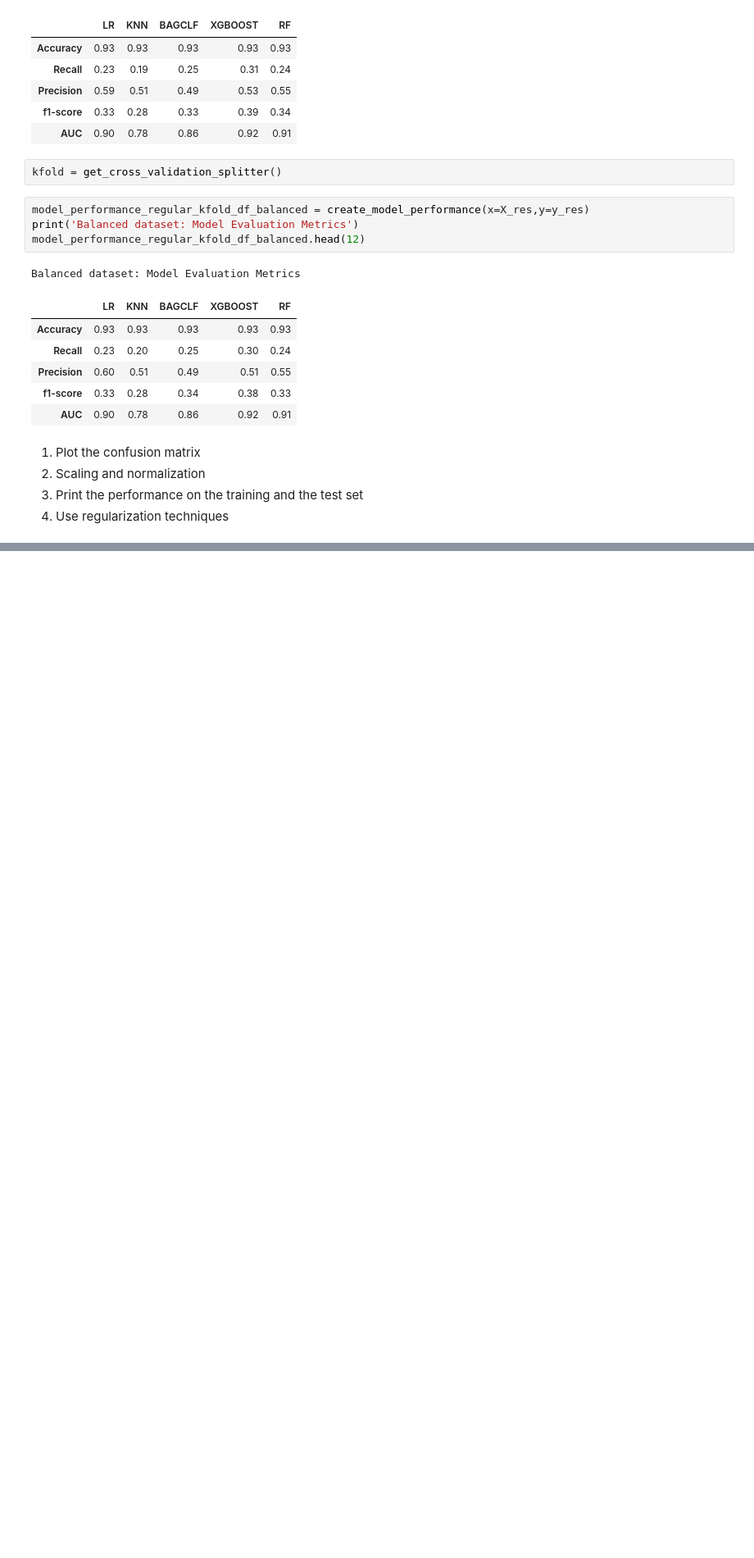
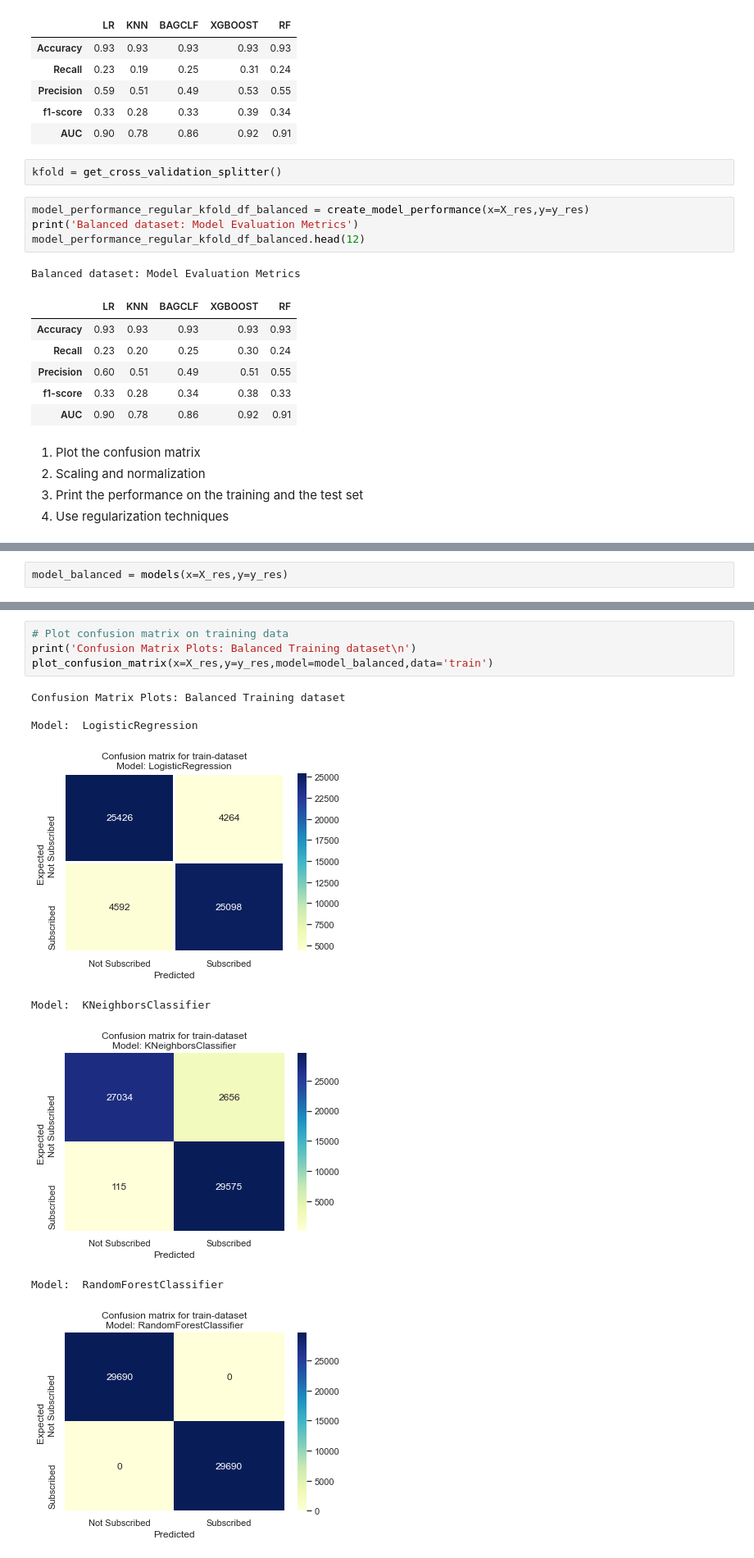
Before and after one commit to iabrahamus/ezdkCXDh8nsCODbX, a Jupyter notebook: Term Deposit/notebooks/Apziva_term_deposit.ipynb, the cells around one changed output, grey strips where cells are left out. Shown at 82% size. Drawn from its saved outputs; the diff is of its cells as text; blank space fills up the shorter version.

```diff
--- a/Term Deposit/notebooks/Apziva_term_deposit.ipynb
+++ b/Term Deposit/notebooks/Apziva_term_deposit.ipynb
@@ -1349,0 +1349,2 @@ Model:  RandomForestClassifier
+# %%
+model_balanced = models(x=X_res,y=y_res)
@@ -1349,0 +1357,13 @@ Model:  RandomForestClassifier
+# %%
+# Plot confusion matrix on training data
+print('Confusion Matrix Plots: Balanced Training dataset\n')
+plot_confusion_matrix(x=X_res,y=y_res,model=model_balanced,data='train')
+# %% [output]
+Confusion Matrix Plots: Balanced Training dataset
+
+Model:  LogisticRegression
+[figure, added]
+Model:  KNeighborsClassifier
+[figure, added]
+Model:  RandomForestClassifier
+[figure, added]
```
Also changed, not shown: parts of 10 cells of this notebook.
